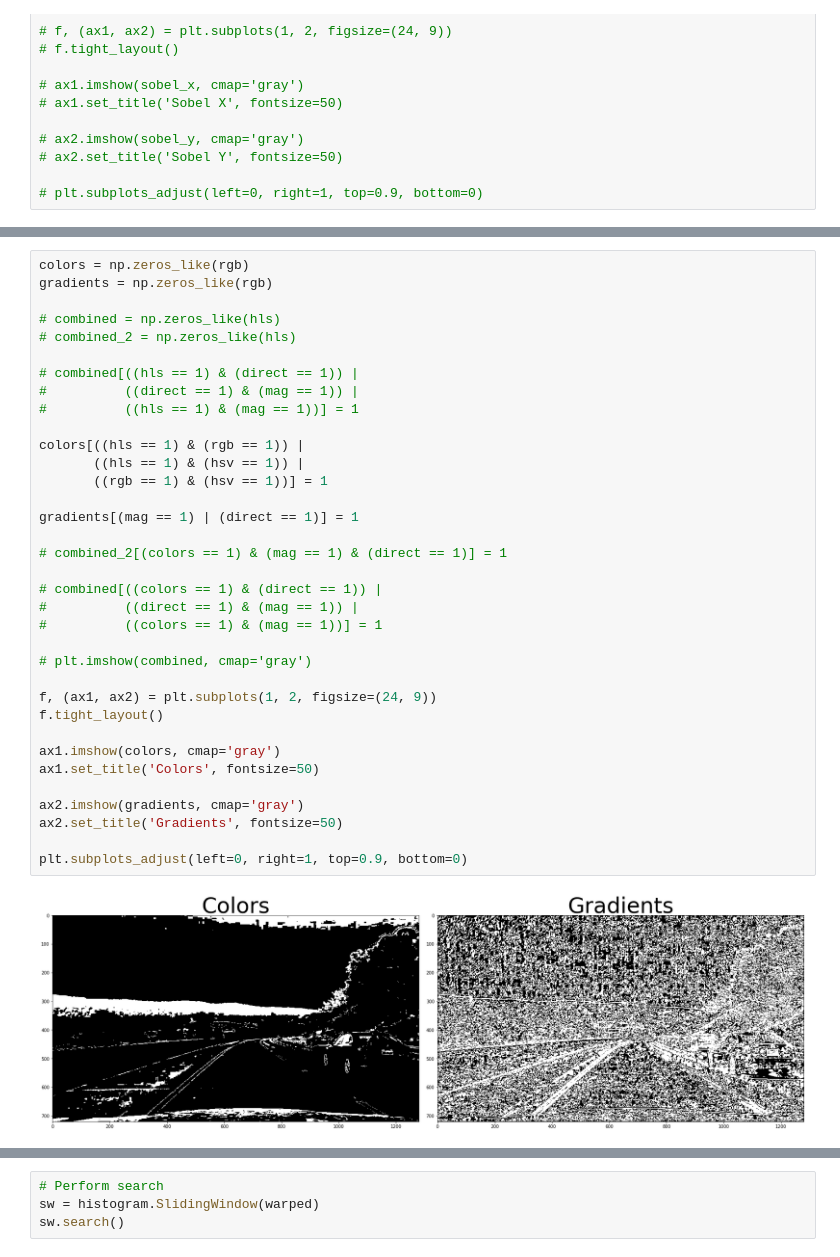
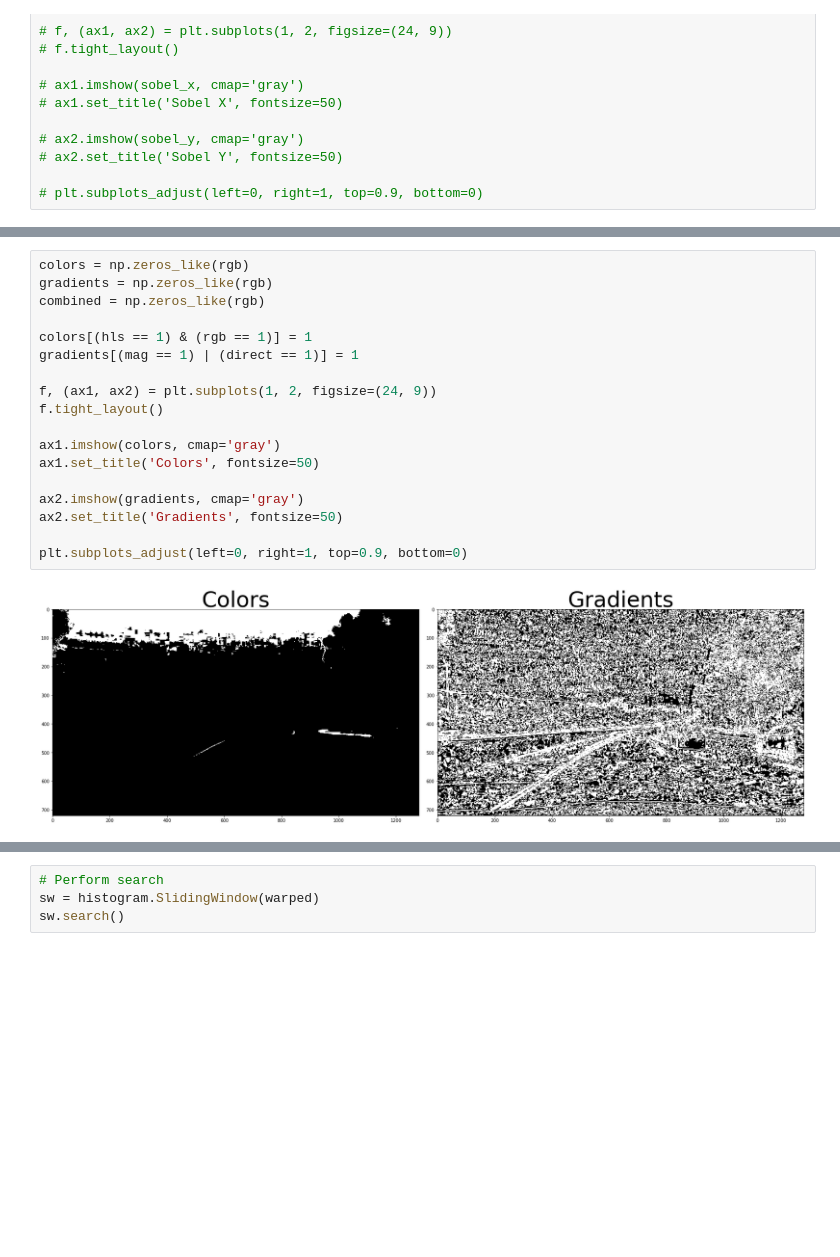
Before and after one commit to fuJiin/ND013-P4, a Jupyter notebook: sandbox.ipynb, the cells around one changed output, grey strips where cells are left out. Saved outputs shown, nothing was run; the diff lists cells and outputs as text; blank space fills up the shorter version.

```diff
--- a/sandbox.ipynb
+++ b/sandbox.ipynb
@@ -135,40 +135,23 @@ plt.subplots_adjust(left=0, right=1, top=0.9, bottom=0)
 # %%
 colors = np.zeros_like(rgb)
 gradients = np.zeros_like(rgb)
+combined = np.zeros_like(rgb)
 
-# combined = np.zeros_like(hls)
-# combined_2 = np.zeros_like(hls)
-
-# combined[((hls == 1) & (direct == 1)) |
-#          ((direct == 1) & (mag == 1)) |
-#          ((hls == 1) & (mag == 1))] = 1
-
-colors[((hls == 1) & (rgb == 1)) |
-       ((hls == 1) & (hsv == 1)) |
-       ((rgb == 1) & (hsv == 1))] = 1
-
+colors[(hls == 1) & (rgb == 1)] = 1
 gradients[(mag == 1) | (direct == 1)] = 1
-
-# combined_2[(colors == 1) & (mag == 1) & (direct == 1)] = 1
-
-# combined[((colors == 1) & (direct == 1)) |
-#          ((direct == 1) & (mag == 1)) |
-#          ((colors == 1) & (mag == 1))] = 1
-
-# plt.imshow(combined, cmap='gray')
 
 f, (ax1, ax2) = plt.subplots(1, 2, figsize=(24, 9))
 f.tight_layout()
 
 ax1.imshow(colors, cmap='gray')
 ax1.set_title('Colors', fontsize=50)
 
 ax2.imshow(gradients, cmap='gray')
 ax2.set_title('Gradients', fontsize=50)
 
 plt.subplots_adjust(left=0, right=1, top=0.9, bottom=0)
 # %% [output]
-[figure, old version]
+[figure, new version]
 # %%
 combined = np.zeros_like(rgb)
 # combined[(colors == 1) & (gradients == 1)] = 1
```
Also changed, not shown: parts of 10 cells of this notebook, 2 other files.
